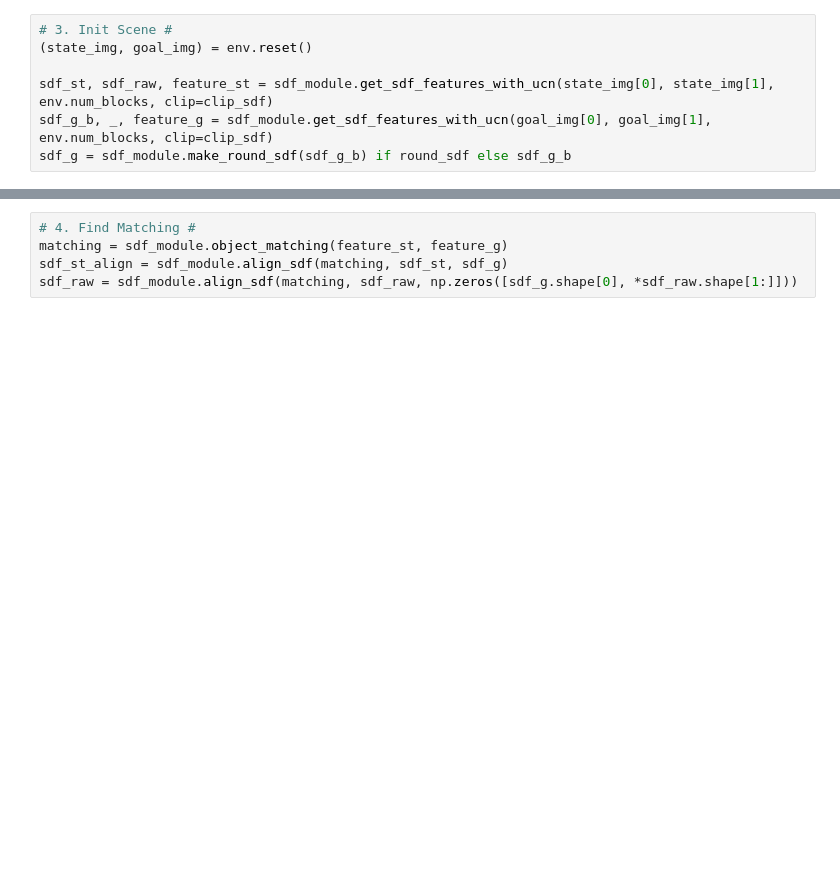
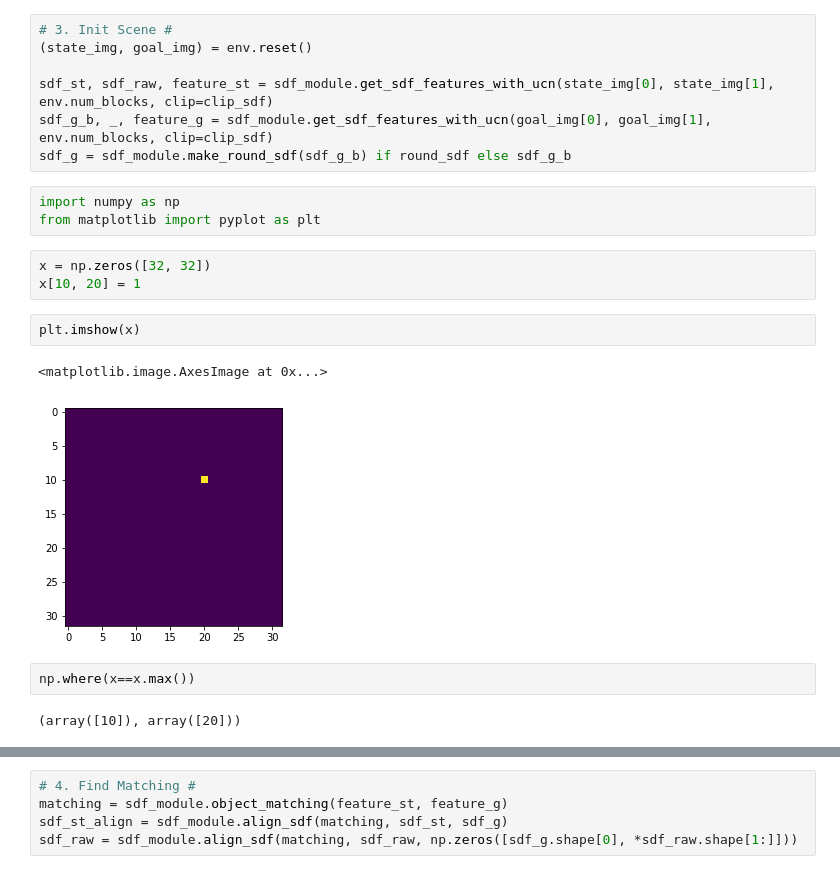
Before and after one commit to hogunkee/ur5_manipulation, a Jupyter notebook: realrobot/test_sdfgcn.ipynb, the cells around one changed output, grey strips where cells are left out. Cells and saved outputs as stored; diff of their text form; blank space fills up the shorter version.

```diff
--- a/realrobot/test_sdfgcn.ipynb
+++ b/realrobot/test_sdfgcn.ipynb
@@ -85,6 +58,21 @@ show_img(env.goals)
 sdf_st, sdf_raw, feature_st = sdf_module.get_sdf_features_with_ucn(state_img[0], state_img[1], env.num_blocks, clip=clip_sdf)
 sdf_g_b, _, feature_g = sdf_module.get_sdf_features_with_ucn(goal_img[0], goal_img[1], env.num_blocks, clip=clip_sdf)
 sdf_g = sdf_module.make_round_sdf(sdf_g_b) if round_sdf else sdf_g_b
+# %%
+import numpy as np
+from matplotlib import pyplot as plt
+# %%
+x = np.zeros([32, 32])
+x[10, 20] = 1
+# %%
+plt.imshow(x)
+# %% [output]
+<matplotlib.image.AxesImage at 0x...>
+[figure, added]
+# %%
+np.where(x==x.max())
+# %% [output]
+(array([10]), array([20]))
 # %%
 # Visualize Goal Scene #
 sdf_res = 96
```
Also changed, not shown: parts of 36 cells of this notebook, 9 other files.
